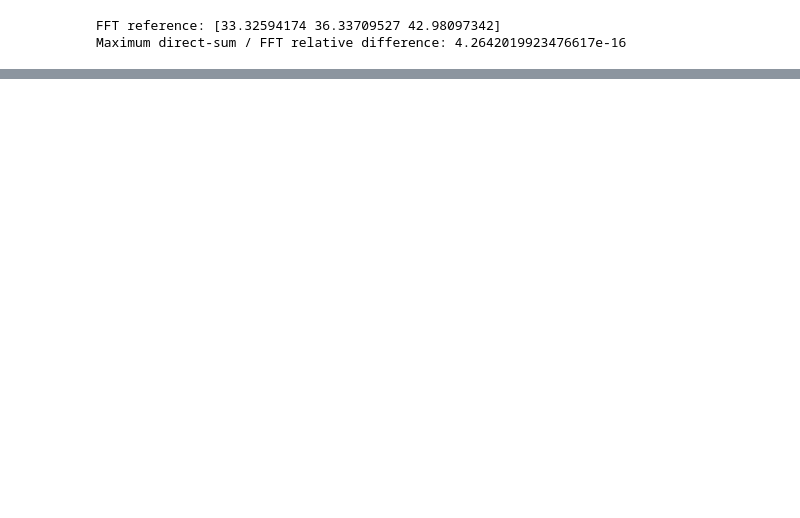
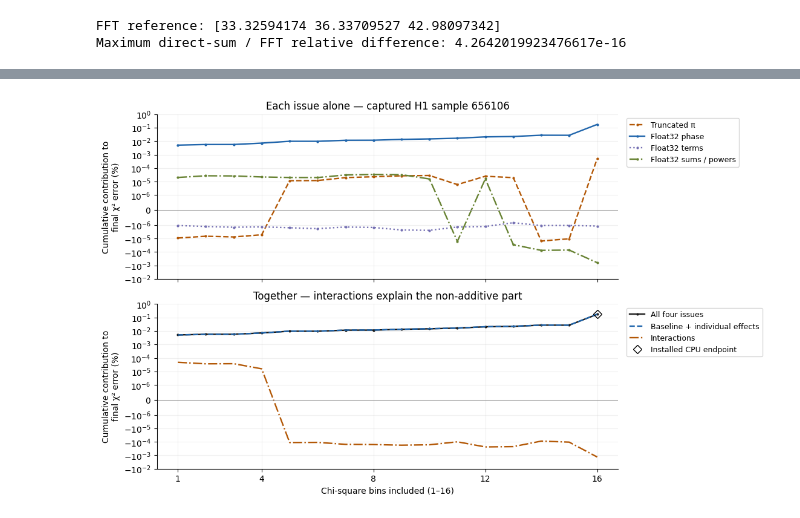
Before and after one commit to xangma/pycbc, a Jupyter notebook: examples/numerics/cpu_chisq_real_data.ipynb, the cells around one changed output, grey strips where cells are left out. Saved outputs shown, nothing was run; the diff lists cells and outputs as text; code cells hidden in the pictures; blank space fills up the shorter version.

Commit message:
Separate numerical effects and interactions in chi-square notebooks

```diff
--- a/examples/numerics/cpu_chisq_real_data.ipynb
+++ b/examples/numerics/cpu_chisq_real_data.ipynb
@@ -105,11 +96,13 @@ This is a double-precision numerical reference, not exact arithmetic. As a separ
 # %%
+fft_bin_power = []
 fft_power = np.zeros(len(points), dtype=np.float64)
 direct_power = np.zeros_like(fft_power)
 for lo, hi in zip(bins[:-1], bins[1:]):
     band = np.zeros(N, dtype=np.complex128)
     band[lo:hi] = corr[lo:hi]
     amplitudes = (N * ifft(band, workers=1))[points]
-    fft_power += np.abs(amplitudes)**2
+    fft_bin_power.append(np.abs(amplitudes)**2)
+    fft_power += fft_bin_power[-1]
 
     frequencies = np.arange(lo, hi, dtype=np.int64)
     for j, point in enumerate(points):
@@ -127,6 +120,7 @@ assert np.all(chisq_fft > 0)
 print('FFT reference:', chisq_fft)
 print('Maximum direct-sum / FFT relative difference:',
       np.max(np.abs(chisq_direct - chisq_fft) / chisq_fft))
+reference_cumulative = np.cumsum(np.array(fft_bin_power).T, axis=1)
 # %% [output]
 FFT reference: [33.32594174 36.33709527 42.98097342]
 Maximum direct-sum / FFT relative difference: 4.2642019923476617e-16
@@ -207,0 +215,25 @@ The original search used MKL for its FFTs. This notebook holds its saved correla
+# %%
+x = np.arange(1, p+1)
+fig, axes = plt.subplots(2, 1, figsize=(11, 6.6), sharex=True, layout='constrained')
+for bit, label in FACTORS.items():
+    axes[0].plot(x, effects[bit][highlight], label=label,
+                 color=COLORS[bit], ls=STYLES[bit], marker='.', ms=4)
+axes[0].set_title(f'Each issue alone — captured H1 sample {points[highlight]}')
+axes[0].legend(fontsize=9, loc='upper left', bbox_to_anchor=(1.01, 1))
+additive = effects[0] + sum(effects[bit] for bit in FACTORS)
+axes[1].plot(x, errors[15][highlight], color='0.1', label='All four issues', marker='.', ms=4)
+axes[1].plot(x, additive[highlight], color='#2166ac', ls='--', label='Baseline + individual effects')
+axes[1].plot(x, interactions[highlight], color='#b35806', ls='-.', label='Interactions')
+axes[1].plot(p, actual_error['complex64'][highlight], 'D', mfc='none', mec='black', ms=7,
+             label='Installed CPU endpoint')
+axes[1].set_title('Together — interactions explain the non-additive part')
+axes[1].set(xlabel='Chi-square bins included (1–16)', xticks=[1,4,8,12,16])
+axes[1].legend(fontsize=9, loc='upper left', bbox_to_anchor=(1.01, 1))
+for ax in axes:
+    ax.set_yscale('symlog', linthresh=1e-6)
+    ax.set_ylim(-0.01, 1)
+    ax.set_ylabel('Cumulative contribution to\nfinal χ² error (%)')
+    ax.axhline(0, color='0.6', lw=0.7)
+plt.show()
+# %% [output]
+[figure, added]
```
Also changed, not shown: parts of 18 cells of this notebook, 3 other files.
